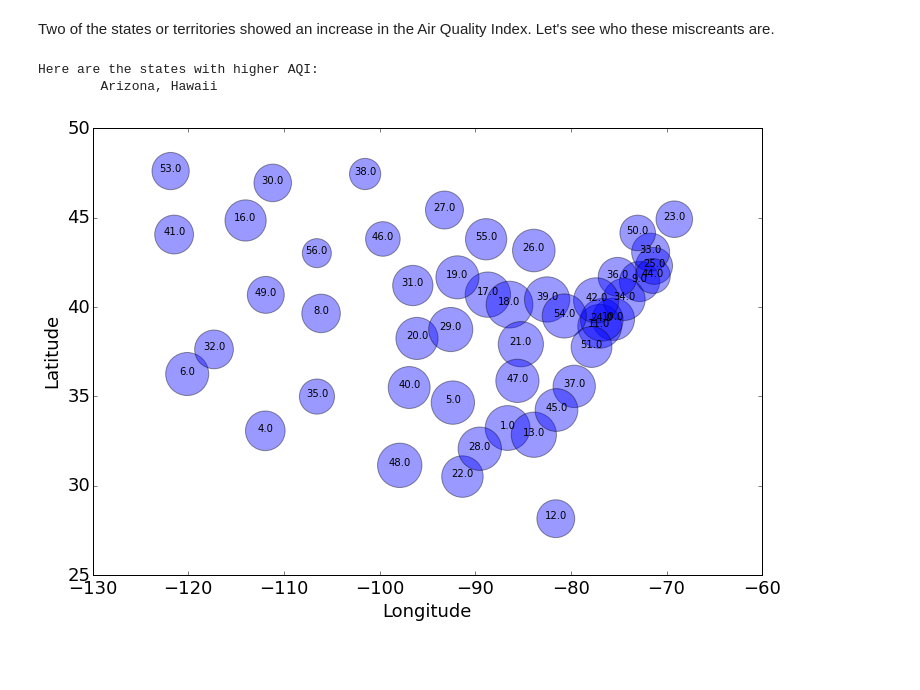
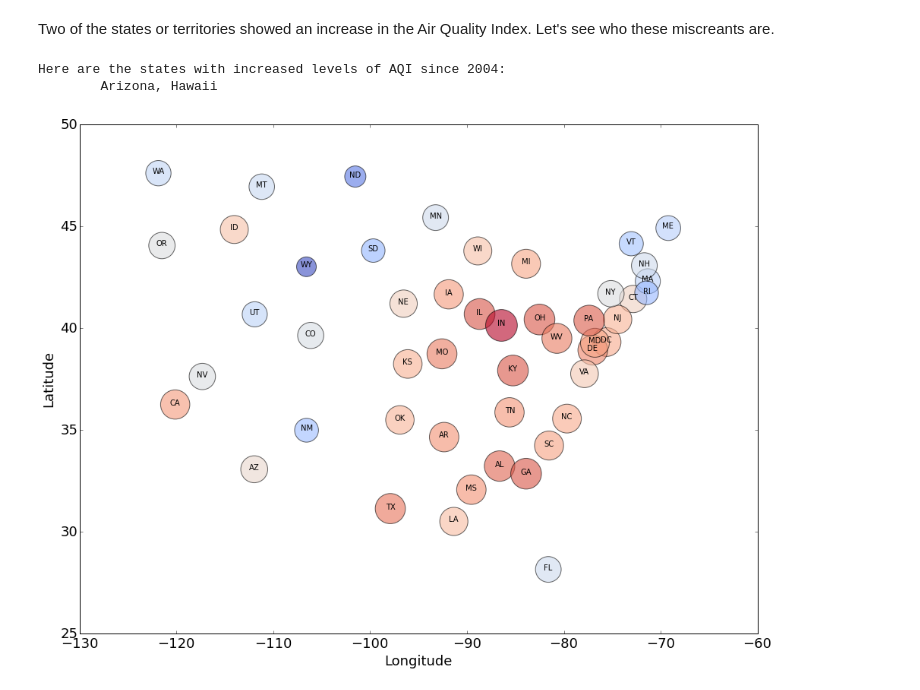
Before and after one commit to bradmager/AirPollutionStudy, a Jupyter notebook: AirPollutionStudy.ipynb, the cells around one changed output. Drawn from its saved outputs; the diff is of its cells as text; code cells hidden in the pictures; blank space fills up the shorter version.

Commit message:
Cleaned up bubble graph

```diff
--- a/AirPollutionStudy.ipynb
+++ b/AirPollutionStudy.ipynb
@@ -152,48 +152,56 @@ codes = higherAQI.index[higherAQI].tolist()
 # Create new data frame grouped by State Name and including the State Code,
 # so we can find the state name based on the state code in the 'codes' list.
 grouped = data2004.loc[:,['State Code', 'State Name']].groupby('State Name').mean()
-
-print 'Here are the states with higher AQI:'
-# Find the State Name where the State Code matches the list
+print 'Here are the states with increased levels of AQI since 2004:'
 print '\t', ', '.join(grouped[grouped['State Code'].isin(codes)].index.tolist())
 # %% [output]
-Here are the states with higher AQI:
+Here are the states with increased levels of AQI since 2004:
         Arizona, Hawaii
 # %%
 # Let's remove the outlying areas: Alaska, Hawaii, V.I. and Puerto Rico.
 # Then group by the state name so we can make a bubble graph.
 d2014_2 = d2014[(d2014['State Code'] < 57) & (d2014['State Code'] !=2) & (d2014['State Code'] !=15)]
-grouped2014_2 = d2014_2.groupby(d2014_2['State Name']).aggregate(np.mean)
 
-# Still to do:
-# - Add a column of state abbreviations
-# - figure out how to change the colors of the bubbles based on AQI value
+grouped2014_2 = d2014_2.groupby('State Name').mean()
+grouped2014_2 = grouped2014_2.loc[:,['Latitude','Longitude','AQI']]
+
+# Add state abbreviations so we can used them in the bubble graph.
+states = pd.Series(["AL", "AZ", "AR", "CA", "CO", "CT", "DC", "DE", "FL", "GA",
+          "ID", "IL", "IN", "IA", "KS", "KY", "LA", "ME", "MD",
+          "MA", "MI", "MN", "MS", "MO", "MT", "NE", "NV", "NH", "NJ",
+          "NM", "NY", "NC", "ND", "OH", "OK", "OR", "PA", "RI", "SC",
+          "SD", "TN", "TX", "UT", "VT", "VA", "WA", "WV", "WI", "WY"], index=grouped2014_2.index)
+grouped2014_2['Abbreviations'] = states
 # %%
 # 2014 bubble plot based on location and AQI levels
-fig = plt.figure(figsize=(12, 8))
+fig = plt.figure(figsize=(16, 12))
 ax = fig.add_subplot(111)
 
 plt.xlabel('Longitude')
 plt.ylabel('Latitude')
 
+scaled_AQI = (grouped2014_2['AQI'] - grouped2014_2['AQI'].min())/grouped2014_2['AQI'].ptp()
+
 scatter = ax.scatter(
     grouped2014_2['Longitude'],
     grouped2014_2['Latitude'],
 
-    s=50*grouped2014_2['AQI'],
+    s=40*grouped2014_2['AQI'],
     linewidths=1,
     edgecolor='k',
-    alpha=0.4
+    c=scaled_AQI,
+    cmap=plt.cm.coolwarm,
+    alpha=0.6
 )
 
 for i, row in grouped2014_2.iterrows():
     plt.text(
         row['Longitude'],
         row['Latitude'],
-        row['State Code'],
+        row['Abbreviations'],
         size=10,
         horizontalalignment='center'
     )
 plt.show()
 # %% [output]
-[figure, old version]
+[figure, new version]
```
